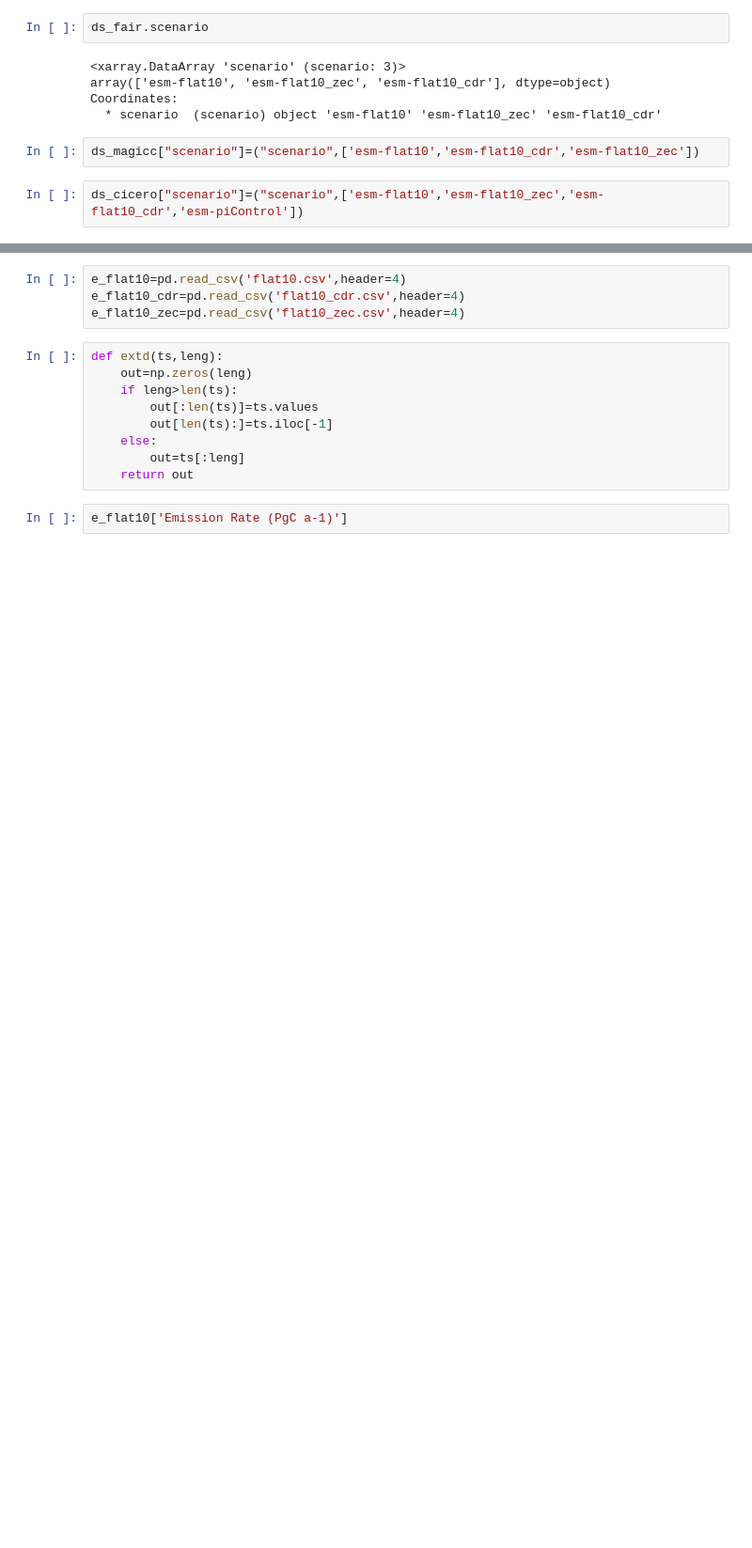
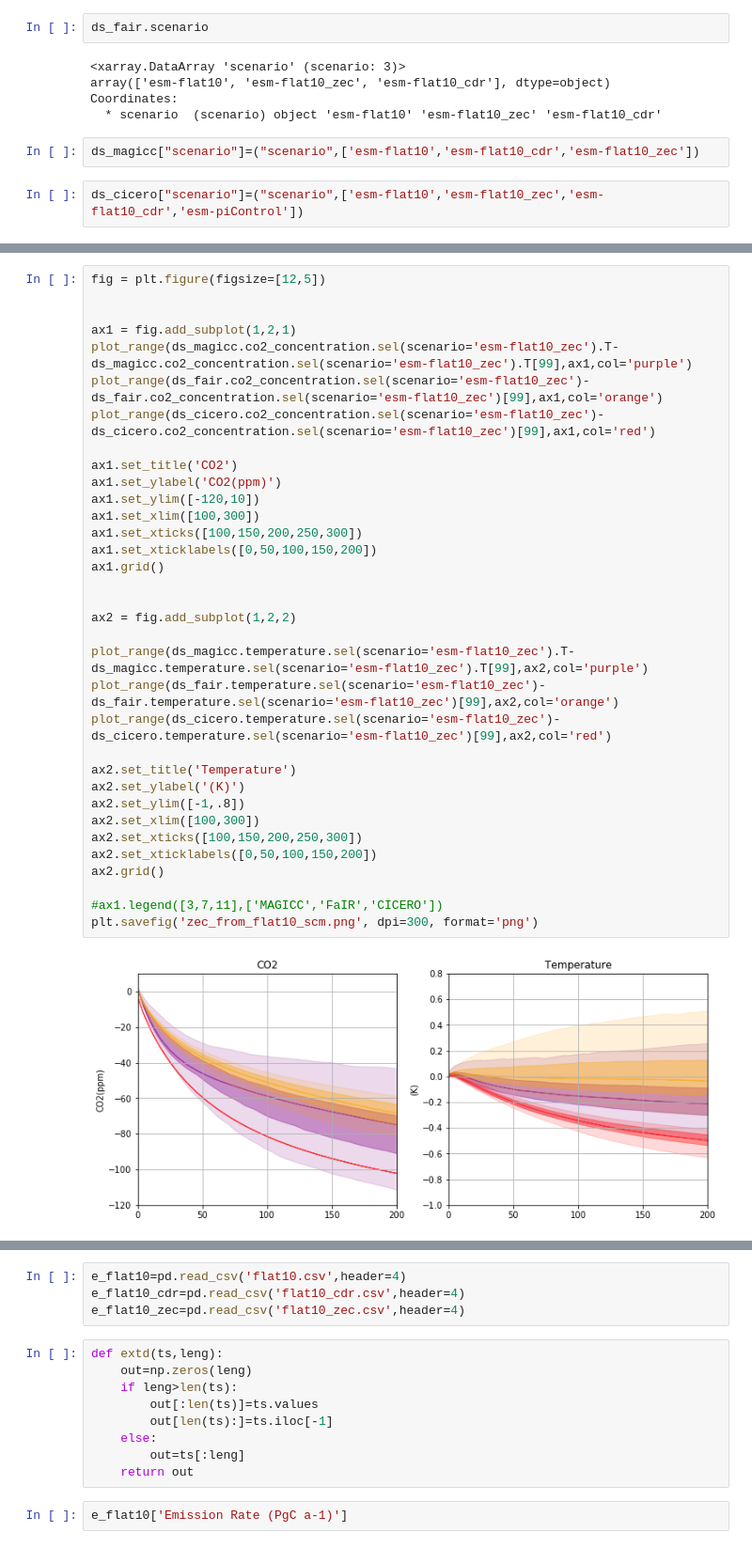
Before and after one commit to ckoven/esm-deck, a Jupyter notebook: flat10_scm.ipynb, the cells around one changed output, grey strips where cells are left out. Shown at 94% size. Cells and saved outputs as stored; diff of their text form; blank space fills up the shorter version.

```diff
--- a/flat10_scm.ipynb
+++ b/flat10_scm.ipynb
@@ -152,0 +224,36 @@ ax6.set_xlim([0,320])
+# %%
+fig = plt.figure(figsize=[12,5])
+
+
+ax1 = fig.add_subplot(1,2,1)
+plot_range(ds_magicc.co2_concentration.sel(scenario='esm-flat10_zec').T-ds_magicc.co2_concentration.sel(scenario='esm-flat10_zec').T[99],ax1,col='purple')
+plot_range(ds_fair.co2_concentration.sel(scenario='esm-flat10_zec')-ds_fair.co2_concentration.sel(scenario='esm-flat10_zec')[99],ax1,col='orange')
+plot_range(ds_cicero.co2_concentration.sel(scenario='esm-flat10_zec')-ds_cicero.co2_concentration.sel(scenario='esm-flat10_zec')[99],ax1,col='red')
+
+ax1.set_title('CO2')
+ax1.set_ylabel('CO2(ppm)')
+ax1.set_ylim([-120,10])
+ax1.set_xlim([100,300])
+ax1.set_xticks([100,150,200,250,300])
+ax1.set_xticklabels([0,50,100,150,200])
+ax1.grid()
+
+
+ax2 = fig.add_subplot(1,2,2)
+
+plot_range(ds_magicc.temperature.sel(scenario='esm-flat10_zec').T-ds_magicc.temperature.sel(scenario='esm-flat10_zec').T[99],ax2,col='purple')
+plot_range(ds_fair.temperature.sel(scenario='esm-flat10_zec')-ds_fair.temperature.sel(scenario='esm-flat10_zec')[99],ax2,col='orange')
+plot_range(ds_cicero.temperature.sel(scenario='esm-flat10_zec')-ds_cicero.temperature.sel(scenario='esm-flat10_zec')[99],ax2,col='red')
+
+ax2.set_title('Temperature')
+ax2.set_ylabel('(K)')
+ax2.set_ylim([-1,.8])
+ax2.set_xlim([100,300])
+ax2.set_xticks([100,150,200,250,300])
+ax2.set_xticklabels([0,50,100,150,200])
+ax2.grid()
+
+#ax1.legend([3,7,11],['MAGICC','FaIR','CICERO'])
+plt.savefig('zec_from_flat10_scm.png', dpi=300, format='png')
+# %% [output]
+[figure, added]
```
Also changed, not shown: parts of 24 cells of this notebook, 7 other files.
